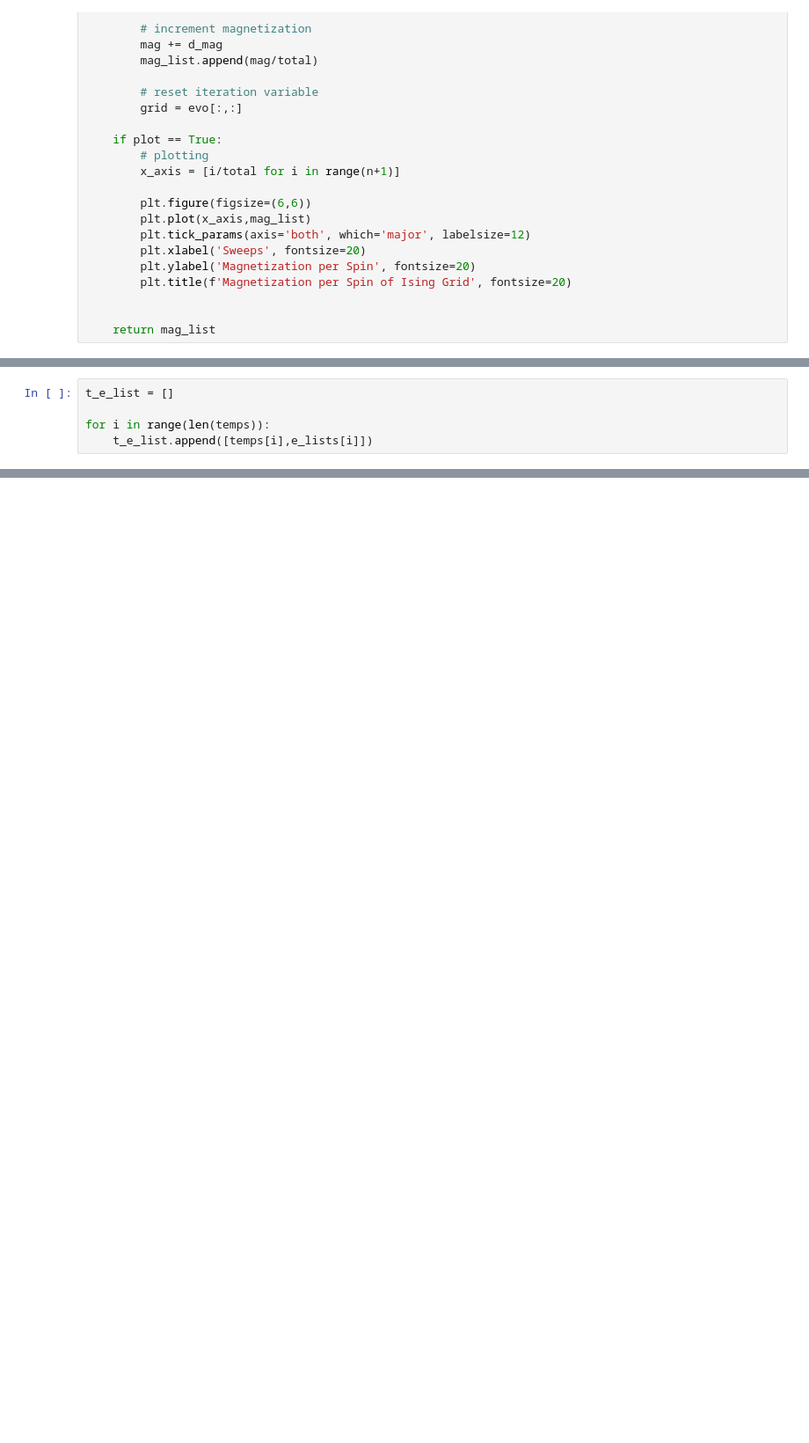
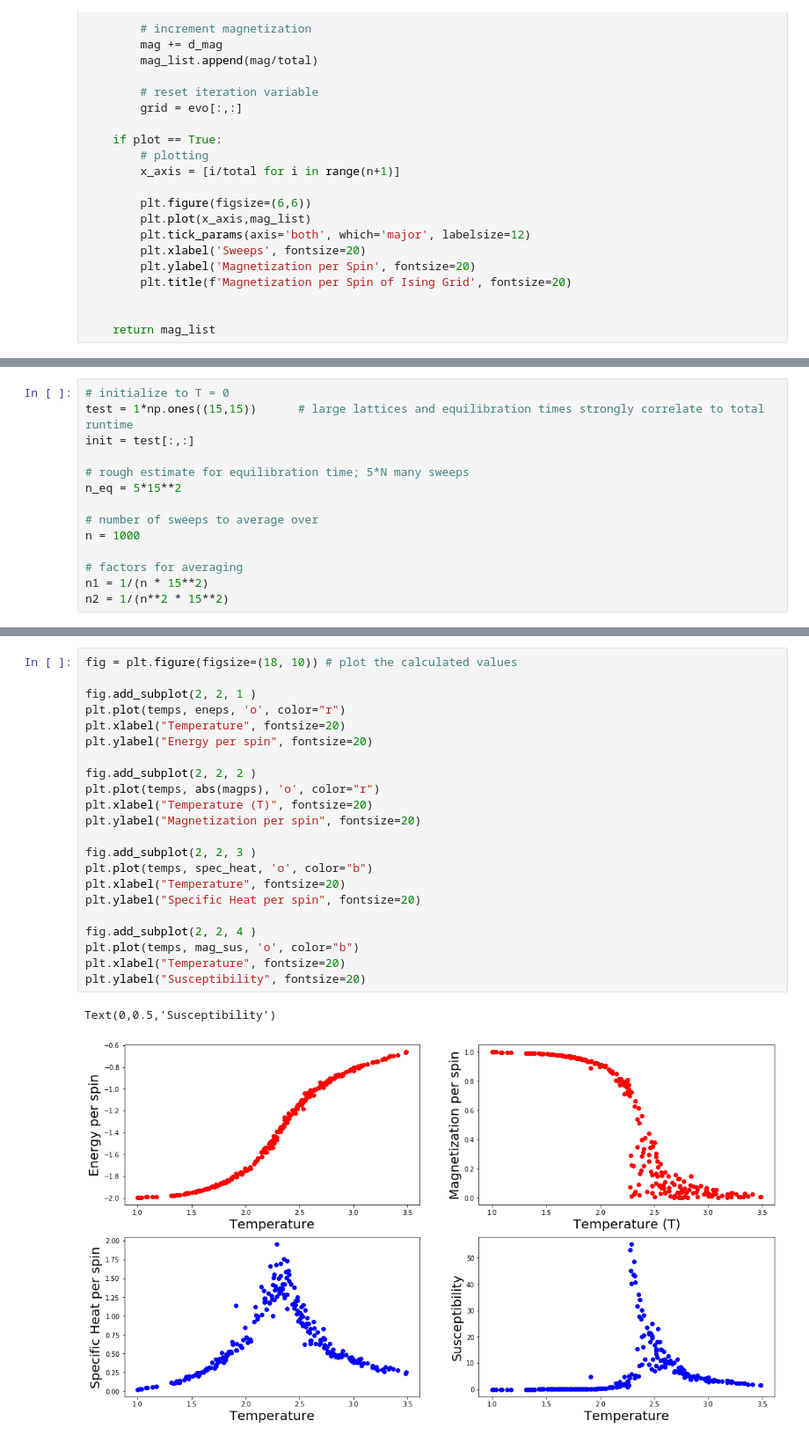
Before and after one commit to kaitshin/PHYSICS113-final-project, a Jupyter notebook: Metropolis.ipynb, the cells around one changed output, grey strips where cells are left out. Shown at 88% size. Cells and saved outputs as stored; diff of their text form; blank space fills up the shorter version.

Commit message:
revamped the notebook, deleted unnecessary cells, further polished functions, created mc_sweep, started work on finding critical quantities

```diff
--- a/Metropolis.ipynb
+++ b/Metropolis.ipynb
@@ -282,5 +323,0 @@ for l in boltz_list:
-# %%
-t_e_list = []
-
-for i in range(len(temps)):
-    t_e_list.append([temps[i],e_lists[i]])
@@ -349,0 +339,14 @@ auto_cor_m(init, test_boltz, 10000)
+# %%
+# initialize to T = 0
+test = 1*np.ones((15,15))      # large lattices and equilibration times strongly correlate to total runtime
+init = test[:,:]
+
+# rough estimate for equilibration time; 5*N many sweeps
+n_eq = 5*15**2
+
+# number of sweeps to average over
+n = 1000
+
+# factors for averaging
+n1 = 1/(n * 15**2)
+n2 = 1/(n**2 * 15**2)
@@ -349,0 +393,25 @@ auto_cor_m(init, test_boltz, 10000)
+# %%
+fig = plt.figure(figsize=(18, 10)) # plot the calculated values
+
+fig.add_subplot(2, 2, 1 )
+plt.plot(temps, eneps, 'o', color="r")
+plt.xlabel("Temperature", fontsize=20)
+plt.ylabel("Energy per spin", fontsize=20)
+
+fig.add_subplot(2, 2, 2 )
+plt.plot(temps, abs(magps), 'o', color="r")
+plt.xlabel("Temperature (T)", fontsize=20)
+plt.ylabel("Magnetization per spin", fontsize=20)
+
+fig.add_subplot(2, 2, 3 )
+plt.plot(temps, spec_heat, 'o', color="b")
+plt.xlabel("Temperature", fontsize=20)
+plt.ylabel("Specific Heat per spin", fontsize=20)
+
+fig.add_subplot(2, 2, 4 )
+plt.plot(temps, mag_sus, 'o', color="b")
+plt.xlabel("Temperature", fontsize=20)
+plt.ylabel("Susceptibility", fontsize=20)
+# %% [output]
+Text(0,0.5,'Susceptibility')
+[figure, added]
```
Also changed, not shown: parts of 38 cells of this notebook.
